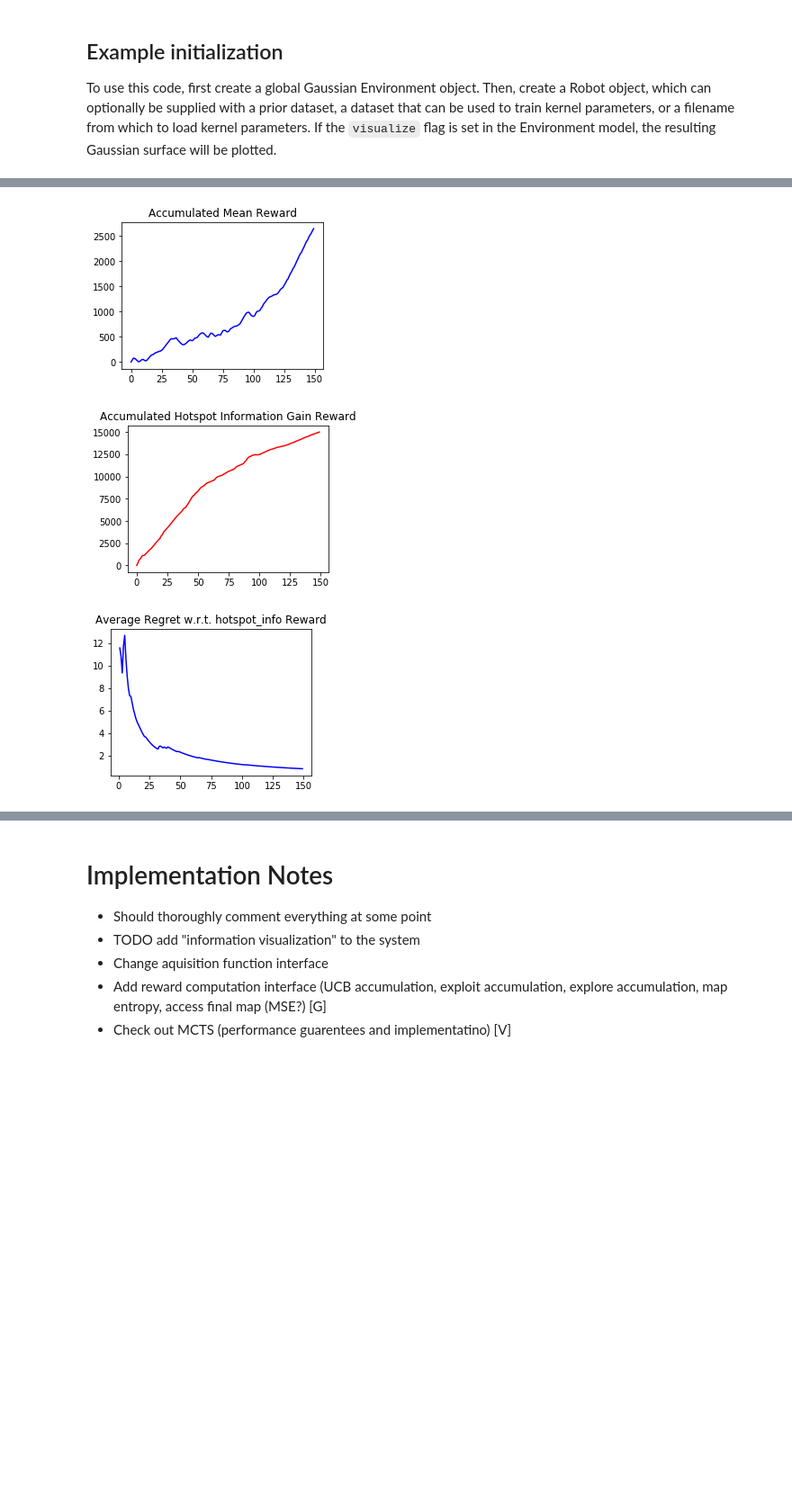
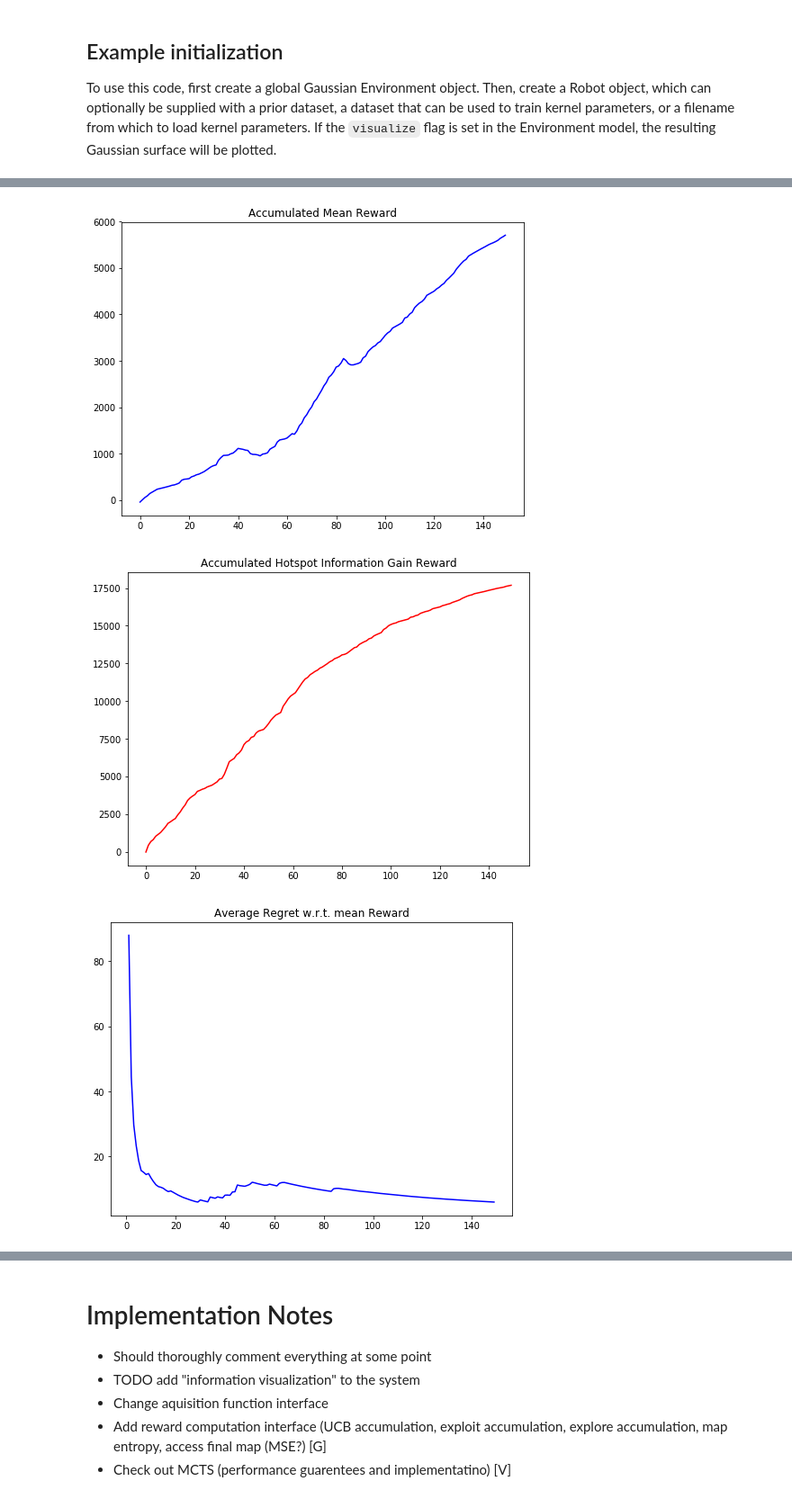
Before and after one commit to expeditionary-robotics/informative-path-planning, a Jupyter notebook: ipp.ipynb, the cells around one changed output, grey strips where cells are left out. Shown at 90% size. Saved outputs shown, nothing was run; the diff lists cells and outputs as text; code cells hidden in the pictures; blank space fills up the shorter version.

Commit message:
made small comment changes and added function def for computing regret bounds

```diff
--- a/ipp.ipynb
+++ b/ipp.ipynb
@@ -197,7 +197,7 @@ class GPModel:
             return None
         else:
             print "Sample set size:", self.xvals.shape
-            fig = self.model.plot(figsize=(4, 3), title = title, xlim = x1lim, ylim = x2lim)
+            fig = self.model.plot(figsize=(8, 6), title = title, xlim = x1lim, ylim = x2lim)
 
     def kernel_plot(self):
         ''' Visualize the learned GP kernel '''
@@ -277,14 +277,14 @@ class Environment:
 
         # Plot the surface mesh and scatter plot representation of the samples points
         if visualize == True:
-            fig = plt.figure(figsize=(4, 3))
+            fig = plt.figure(figsize=(8, 6))
             ax = fig.add_subplot(111, projection = '3d')
             ax.set_title('Surface of the Simulated Environment')
             surf = ax.plot_surface(x1vals, x2vals, zsamples.reshape(x1vals.shape), cmap = cm.coolwarm, linewidth = 1)
 
             #ax2 = fig.add_subplot(212, projection = '3d')
 
-            fig2 = plt.figure(figsize=(4, 3))
+            fig2 = plt.figure(figsize=(8, 6))
             ax2 = fig2.add_subplot(111)
             ax2.set_title('Countour Plot of the Simulated Environment')
             plot = ax2.contourf(x1vals, x2vals, zsamples.reshape(x1vals.shape), cmap = 'viridis')
@@ -456,6 +456,7 @@ class Evaluation:
                         'hotspot_info_reward': {},
                         'MSE': {},
                         'instant_regret': {},
+                        'regret_bound': {}
                        }
 
         self.reward_function = reward_function
@@ -493,7 +494,7 @@ class Evaluation:
 
     def hotspot_info_reward(self, time, xvals, robot_model):
         ''' The reward information gathered plus the exploitation value gathered'''
-        LAMBDA = 1.0 # TOOD: should depend on time
+        LAMBDA = 1.0# TOOD: should depend on time
         data = np.array(xvals)
         x1 = data[:,0]
         x2 = data[:,1]
@@ -524,6 +525,10 @@ class Evaluation:
 
         #assert(value_max - value_selected >= 0)
         return value_max - value_selected
+
+    def regret_bound(self, t, T):
+        pass
+
 
     def MSE(self, robot_model, NTEST = 10):
         ''' Compute the MSE on a set of test points, randomly distributed throughout the environment'''
@@ -566,27 +571,27 @@ class Evaluation:
         info_gain = np.cumsum(np.array(self.metrics['info_gain_reward'].values()))
         UCB = np.cumsum(np.array(self.metrics['aquisition_function'].values()))
 
-        fig, ax = plt.subplots(figsize=(4, 3))
+        fig, ax = plt.subplots(figsize=(8, 6))
         ax.set_title('Accumulated UCB Aquisition Function')
         plt.plot(time, UCB, 'g')
 
-        fig, ax = plt.subplots(figsize=(4, 3))
+        fig, ax = plt.subplots(figsize=(8, 6))
         ax.set_title('Accumulated Information Gain')
         plt.plot(time, info_gain, 'k')
 
-        fig, ax = plt.subplots(figsize=(4, 3))
+        fig, ax = plt.subplots(figsize=(8, 6))
         ax.set_title('Accumulated Mean Reward')
         plt.plot(time, mean, 'b')
 
-        fig, ax = plt.subplots(figsize=(4, 3))
+        fig, ax = plt.subplots(figsize=(8, 6))
         ax.set_title('Accumulated Hotspot Information Gain Reward')
         plt.plot(time, hotspot_info, 'r')
 
-        fig, ax = plt.subplots(figsize=(4, 3))
+        fig, ax = plt.subplots(figsize=(8, 6))
         ax.set_title('Average Regret w.r.t. ' + self.reward_function + ' Reward')
         plt.plot(time, regret/time, 'b')
 
-        fig, ax = plt.subplots(figsize=(4, 3))
+        fig, ax = plt.subplots(figsize=(8, 6))
         ax.set_title('Map MSE at 100 Random Test Points')
         plt.plot(time, MSE, 'r')
 
@@ -820,7 +825,7 @@ class Robot:
         Inputs:
         * screen (boolean): determines whether the figure is plotted to the screen or saved to file
         * T (string or int): string append to the figure filename '''
-        fig, ax = plt.subplots(figsize=(4, 3))
+        fig, ax = plt.subplots(figsize=(8, 6))
         ax.set_xlim(self.ranges[0:2])
         ax.set_ylim(self.ranges[2:])
 
@@ -851,7 +856,7 @@ class Robot:
         data = np.vstack([x1.ravel(), x2.ravel()]).T
         observations, var = self.GP.predict_value(data)
 
-        fig2, ax2 = plt.subplots(figsize=(4, 3))
+        fig2, ax2 = plt.subplots(figsize=(8, 6))
         #ax2 = fig2.add_subplot(111)
         ax2.set_xlim(self.ranges[0:2])
         ax2.set_ylim(self.ranges[2:])
@@ -880,7 +885,7 @@ To use this code, first create a global Gaussian Environment object. Then, creat
 # The enviorment will be constrained by a set of uniformly distributed  sample points of size NUM_PTS x NUM_PTS
 
 ''' Options include mean, info_gain, and hotspot_info'''
-reward_function = 'hotspot_info'
+reward_function = 'mean'
 
 world = Environment(ranges = (-10., 10., -10., 10.), # x1min, x1max, x2min, x2max constraints
                     NUM_PTS = 20,
@@ -914,7 +919,7 @@ robot = Robot(sample_world = world.sample_value,
               frontier_size = 20,
               horizon_length = 5.0,
               turning_radius = 0.5,
-              sample_step = 2.0,
+              sample_step = 1.0,
               evaluation = evaluation,
               f_rew = reward_function,
               create_animation = False)
@@ -935,3 +940,3 @@ Loading kernel parameters from file
-[figure, old version]
+[figure, new version]
-[figure, old version]
+[figure, new version]
-[figure, old version]
+[figure, new version]
```
Also changed, not shown: parts of 1 cell of this notebook.
